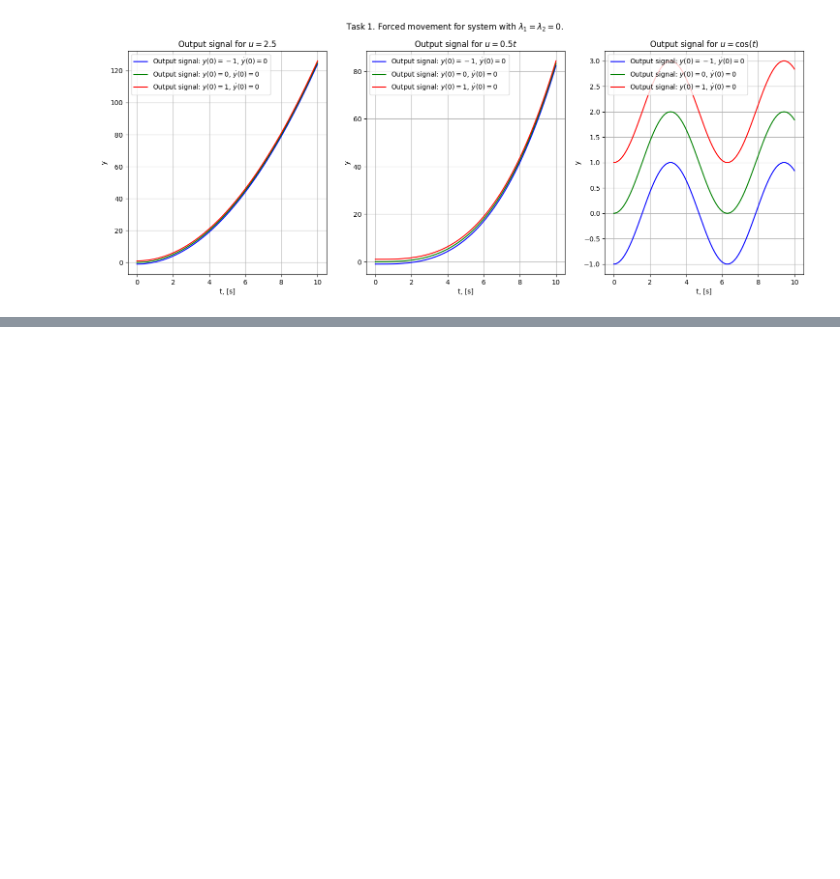
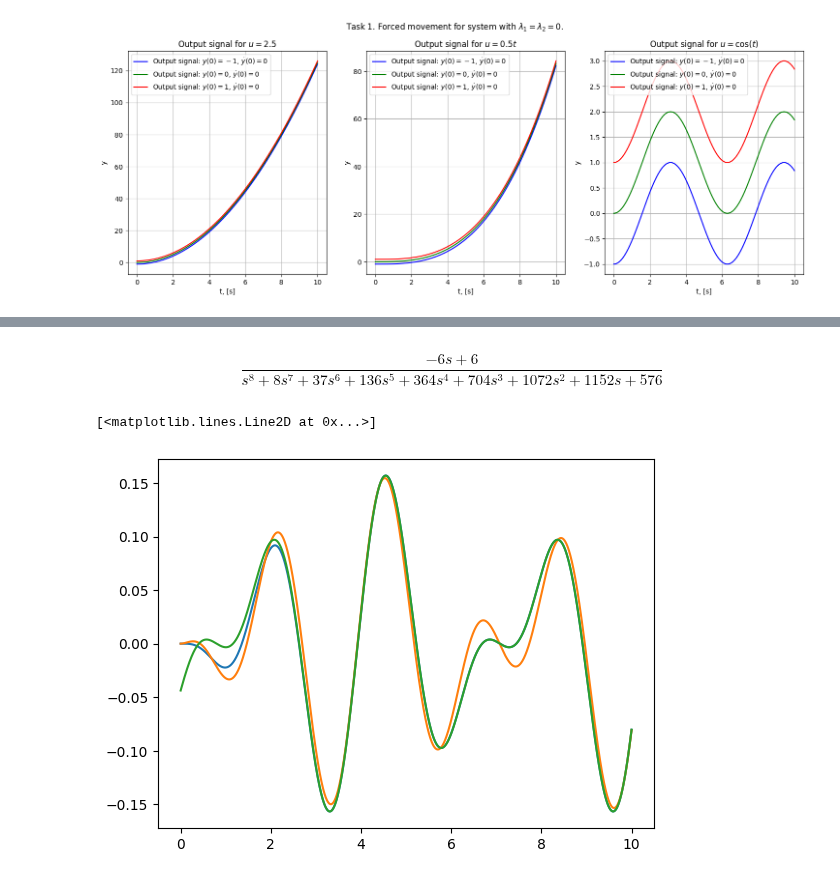
Before and after one commit to diuzhevVlad/control-theory-itmo-2023-2024, a Jupyter notebook: Lab3/Lab3.ipynb, the cells around one changed output, grey strips where cells are left out. Drawn from its saved outputs; the diff is of its cells as text; code cells hidden in the pictures; blank space fills up the shorter version.

```diff
--- a/Lab3/Lab3.ipynb
+++ b/Lab3/Lab3.ipynb
@@ -106,0 +234,4 @@ for j in range(3):
+# %%
+y_conv_l = sympy.lambdify(t,y_conv,"numpy")
+# %%
+y_f = sympy.lambdify(t,y,"numpy")
@@ -106,0 +242,24 @@ for j in range(3):
+# %%
+tf_3_2=ctrl.tf(num_3, denum_3)
+tf_3_2
+# %% [output]
+$$\frac{-6 s + 6}{s^8 + 8 s^7 + 37 s^6 + 136 s^5 + 364 s^4 + 704 s^3 + 1072 s^2 + 1152 s + 576}$$
+# %%
+dt = 10**-5
+time_3 = np.linspace(0,modeling_time_3,int(modeling_time_3/dt))
+u_3_1 = np.zeros_like(time_3)
+u_3_1[0:10]=10**4
+u_3 = np.cos(2*time_3) - 2 * np.cos(3*time_3)
+# %%
+y_3 = ctrl.forced_response(tf_3_1, U=u_3, X0=0, T=time_3)
+y_3_ = y_f(time_3)
+
+# y_3_ = y_f(time_3)
+y_3__ = y_conv_l(time_3)
+# %%
+plt.plot(time_3, y_3.outputs)
+plt.plot(time_3, y_3_/6)
+plt.plot(time_3, y_3__)
+# %% [output]
+[<matplotlib.lines.Line2D at 0x...>]
+[figure, added]
```
Also changed, not shown: parts of 17 cells of this notebook.
